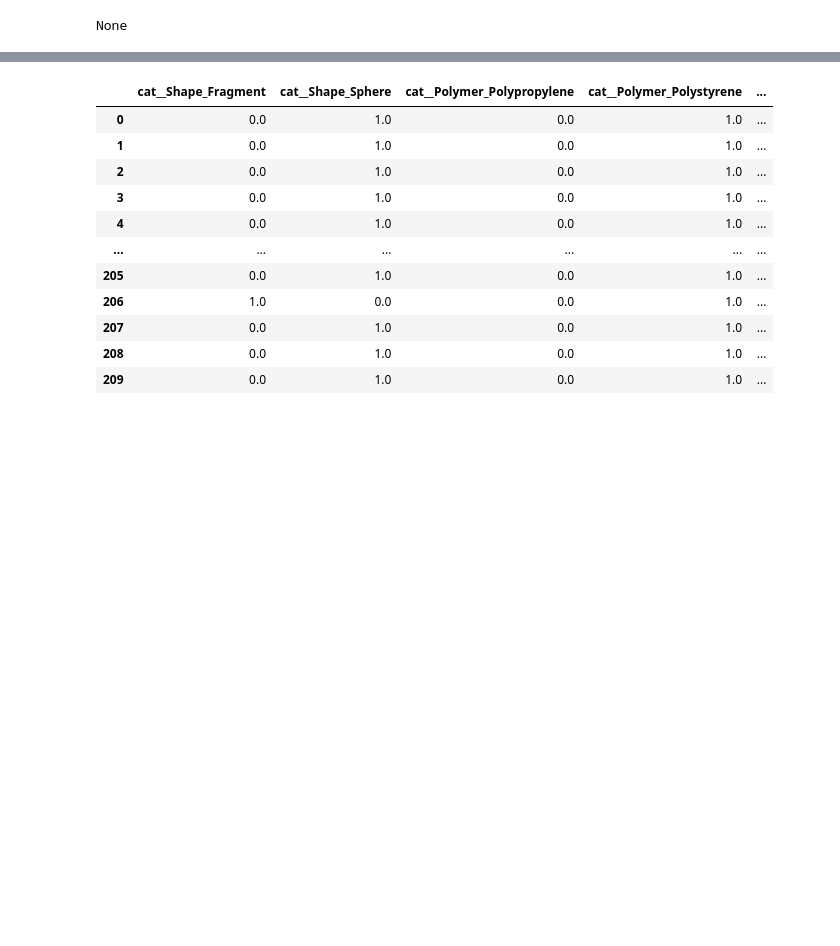
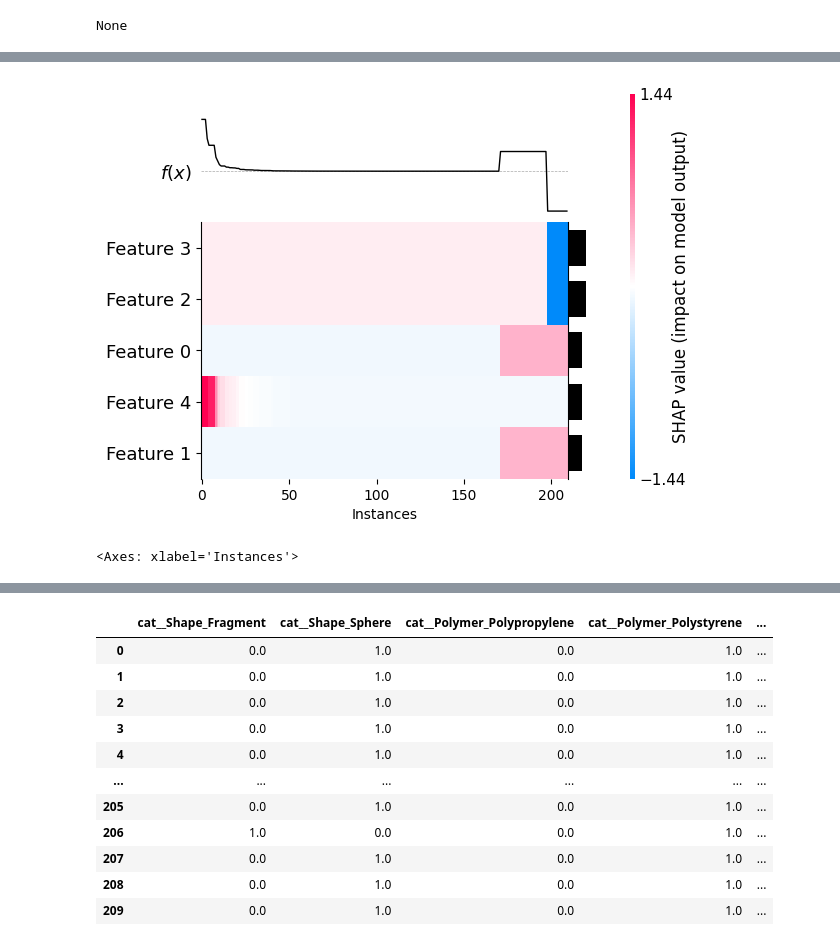
Before and after one commit to LoganLasell/Portfolio, a Jupyter notebook: Project_3/particleML.ipynb, the cells around one changed output, grey strips where cells are left out. Cells and saved outputs as stored; diff of their text form; code cells hidden in the pictures; blank space fills up the shorter version.

```diff
--- a/Project_3/particleML.ipynb
+++ b/Project_3/particleML.ipynb
@@ -361,0 +389,5 @@ None
+# %%
+shap.plots.heatmap(shap_values)
+# %% [output]
+[figure, added]
+<Axes: xlabel='Instances'>
```
Also changed, not shown: parts of 6 cells of this notebook, 1 other file.
